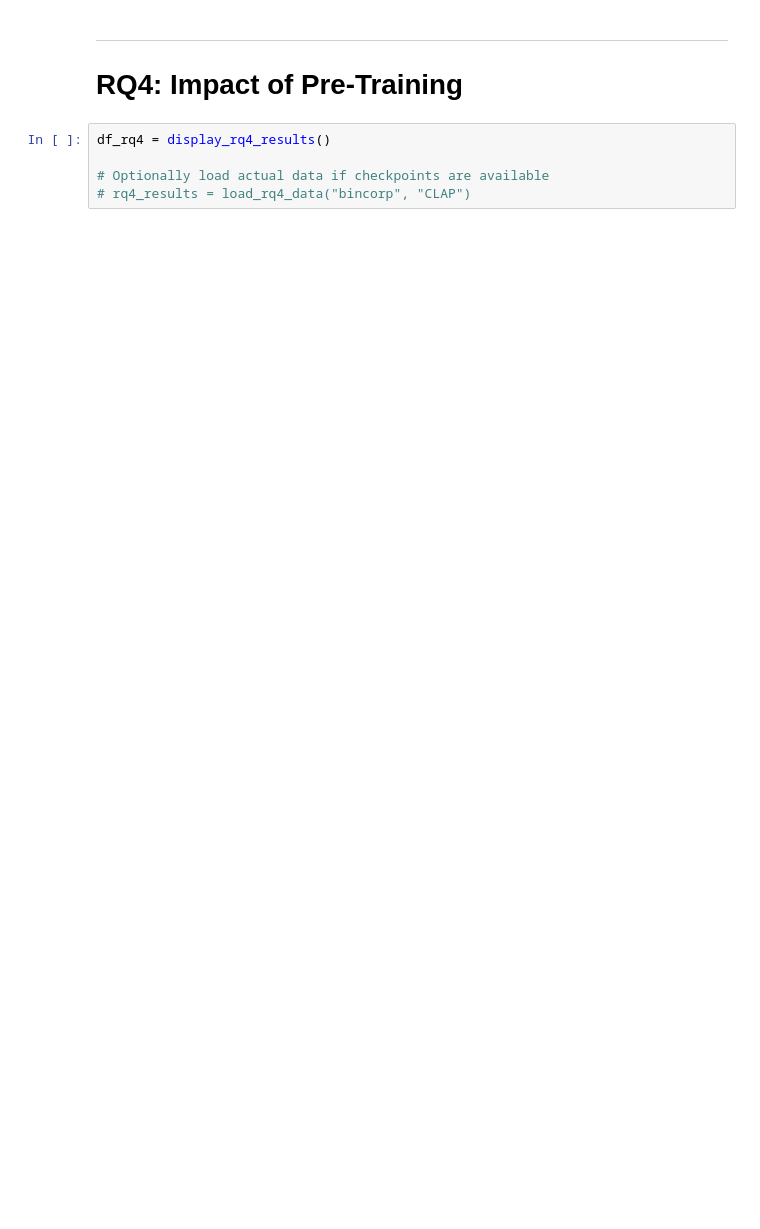
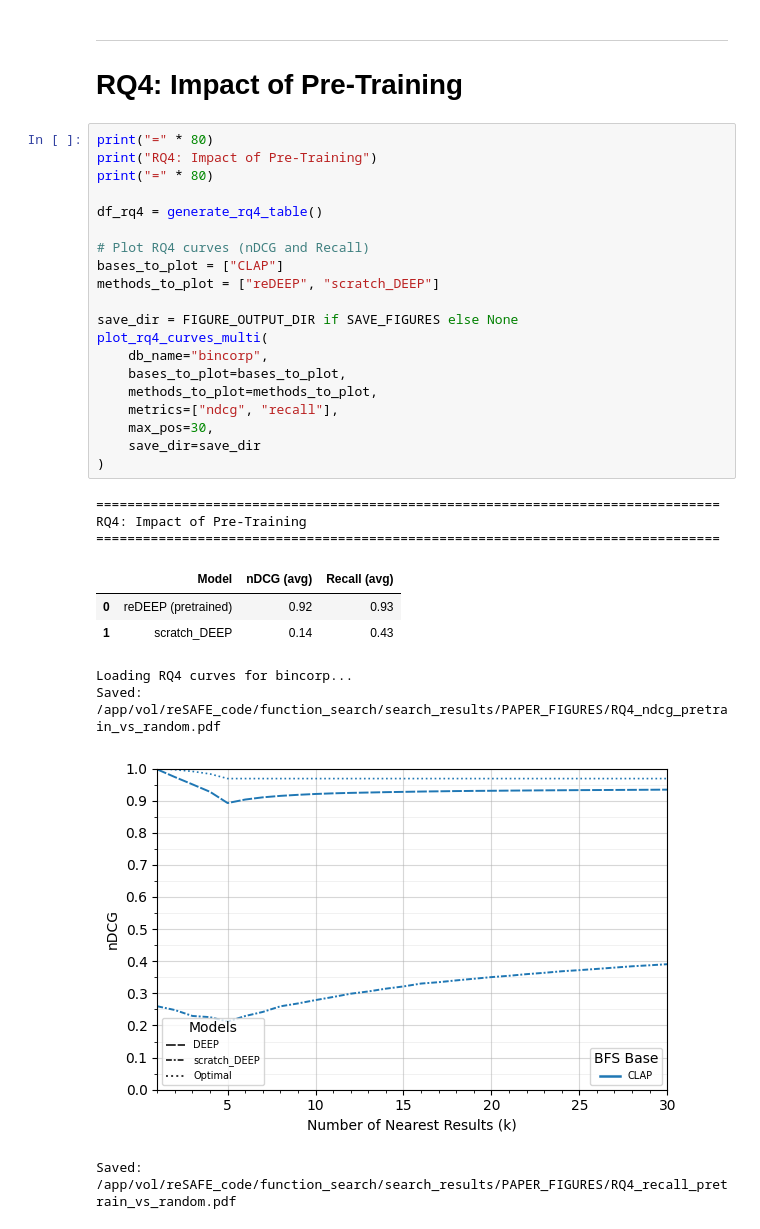
Before and after one commit to Sap4Sec/reSIM, a Jupyter notebook: function_search/code/reproduce_results.ipynb, the cells around one changed output. Cells and saved outputs as stored; diff of their text form; blank space fills up the shorter version.

Commit message:
Update search results

```diff
--- a/function_search/code/reproduce_results.ipynb
+++ b/function_search/code/reproduce_results.ipynb
@@ -254,7 +253,33 @@ Table 3: Ensemble Results (jTrans + BinBERT, top-100 merged)
 ---
 # RQ4: Impact of Pre-Training
 # %%
-df_rq4 = display_rq4_results()
+print("=" * 80)
+print("RQ4: Impact of Pre-Training")
+print("=" * 80)
 
-# Optionally load actual data if checkpoints are available
-# rq4_results = load_rq4_data("bincorp", "CLAP")
+df_rq4 = generate_rq4_table()
+
+# Plot RQ4 curves (nDCG and Recall)
+bases_to_plot = ["CLAP"]
+methods_to_plot = ["reDEEP", "scratch_DEEP"]
+
+save_dir = FIGURE_OUTPUT_DIR if SAVE_FIGURES else None
+plot_rq4_curves_multi(
+    db_name="bincorp",
+    bases_to_plot=bases_to_plot,
+    methods_to_plot=methods_to_plot,
+    metrics=["ndcg", "recall"],
+    max_pos=30,
+    save_dir=save_dir
+)
+# %% [output]
+================================================================================
+RQ4: Impact of Pre-Training
+================================================================================
+|  | Model | nDCG (avg) | Recall (avg) |
+| 0 | reDEEP (pretrained) | 0.92 | 0.93 |
+| 1 | scratch_DEEP | 0.14 | 0.43 |
+Loading RQ4 curves for bincorp...
+Saved: /app/vol/reSAFE_code/function_search/search_results/PAPER_FIGURES/RQ4_ndcg_pretrain_vs_random.pdf
+[figure, added]
+Saved: /app/vol/reSAFE_code/function_search/search_results/PAPER_FIGURES/RQ4_recall_pretrain_vs_random.pdf
```
Also changed, not shown: parts of 5 cells of this notebook, 7 other files.
